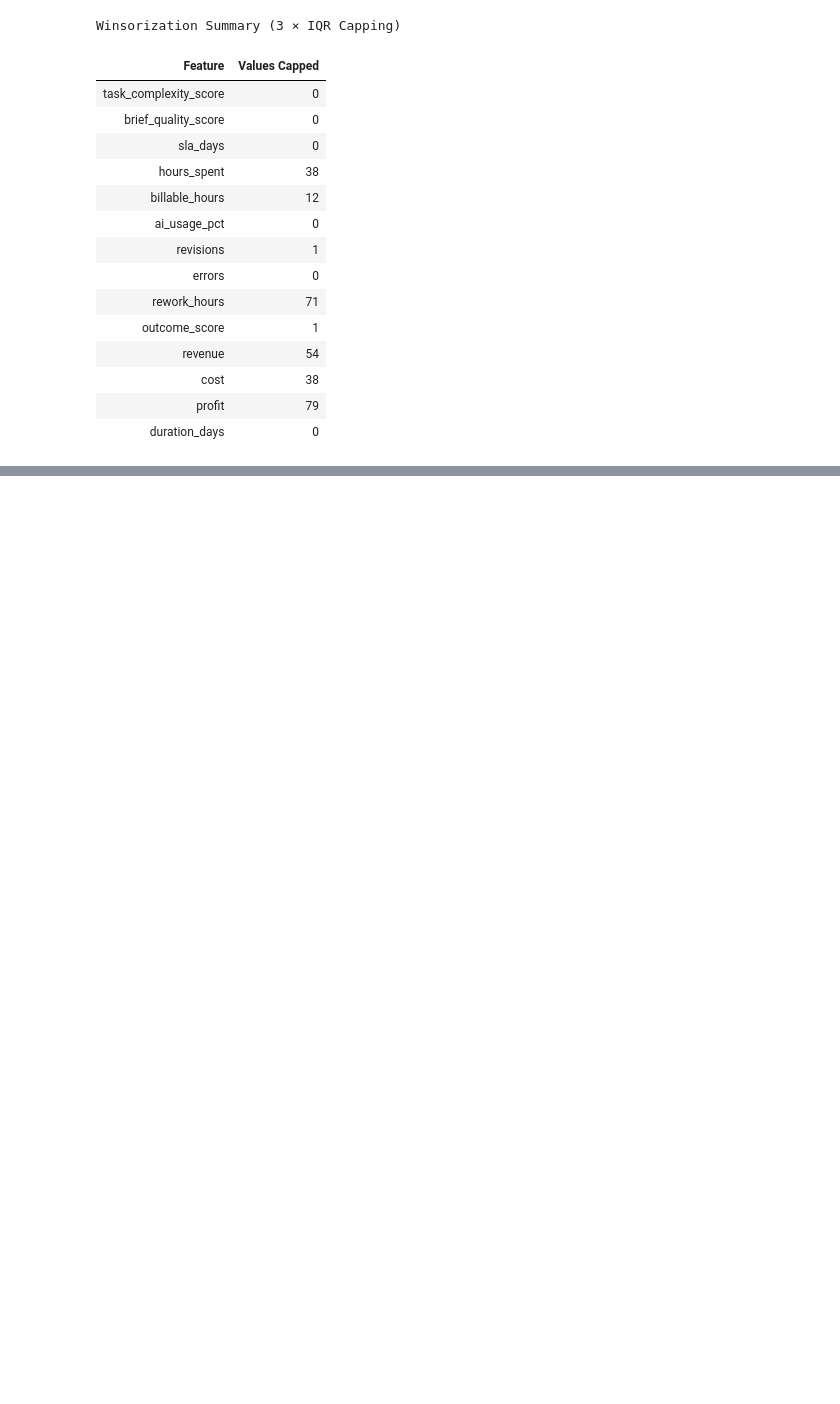
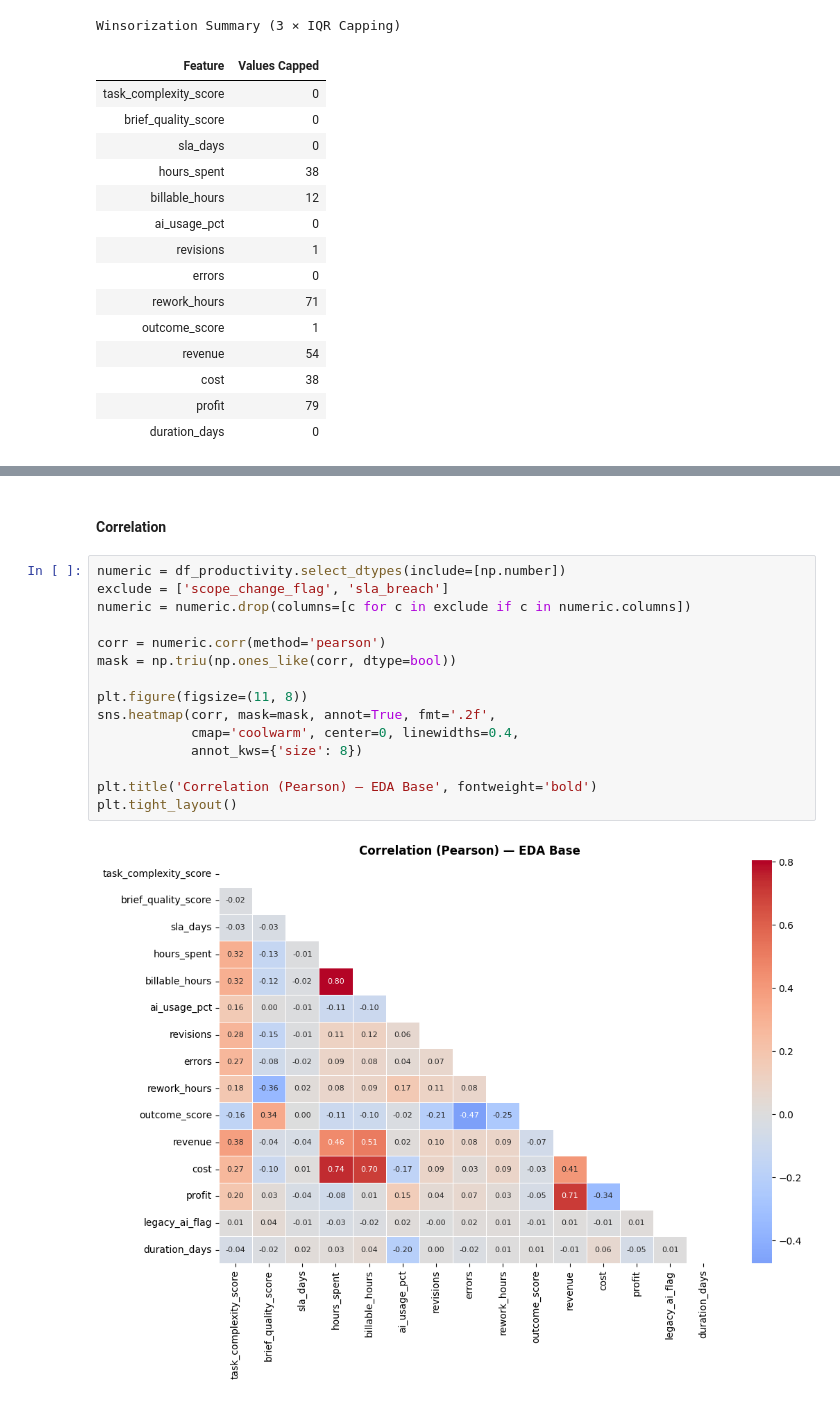
Before and after one commit to andreamammano89-maker/ML_Project_SEA_815441, a Jupyter notebook: main.ipynb, the cells around one changed output, grey strips where cells are left out. Saved outputs shown, nothing was run; the diff lists cells and outputs as text; blank space fills up the shorter version.

Commit message:
feat: add the Correlation matrixes section

```diff
--- a/main.ipynb
+++ b/main.ipynb
@@ -748,0 +740,19 @@ A `cap_iqr()` function was applied to each numerical column, clipping values to
+# %% [markdown]
+#### Correlation
+# %%
+numeric = df_productivity.select_dtypes(include=[np.number])
+exclude = ['scope_change_flag', 'sla_breach']
+numeric = numeric.drop(columns=[c for c in exclude if c in numeric.columns])
+
+corr = numeric.corr(method='pearson')
+mask = np.triu(np.ones_like(corr, dtype=bool))
+
+plt.figure(figsize=(11, 8))
+sns.heatmap(corr, mask=mask, annot=True, fmt='.2f',
+            cmap='coolwarm', center=0, linewidths=0.4,
+            annot_kws={'size': 8})
+
+plt.title('Correlation (Pearson) — EDA Base', fontweight='bold')
+plt.tight_layout()
+# %% [output]
+[figure, added]
```
Also changed, not shown: parts of 4 cells of this notebook.
